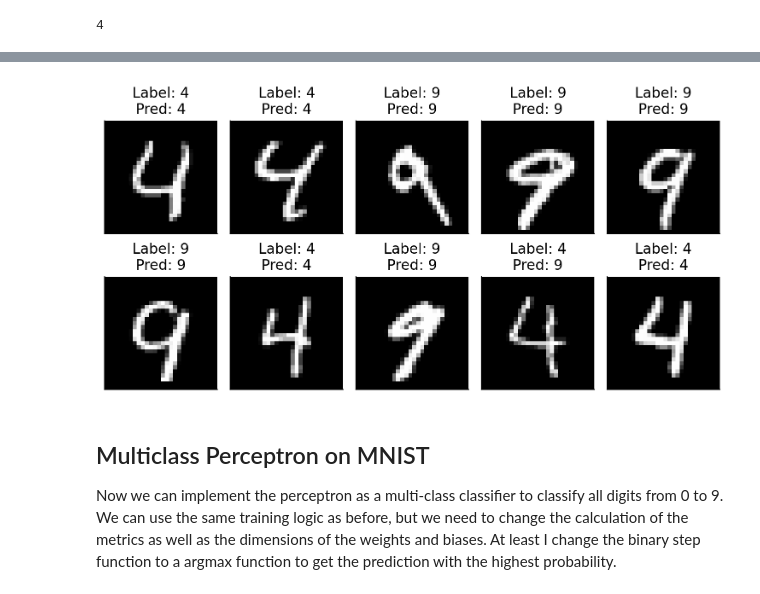
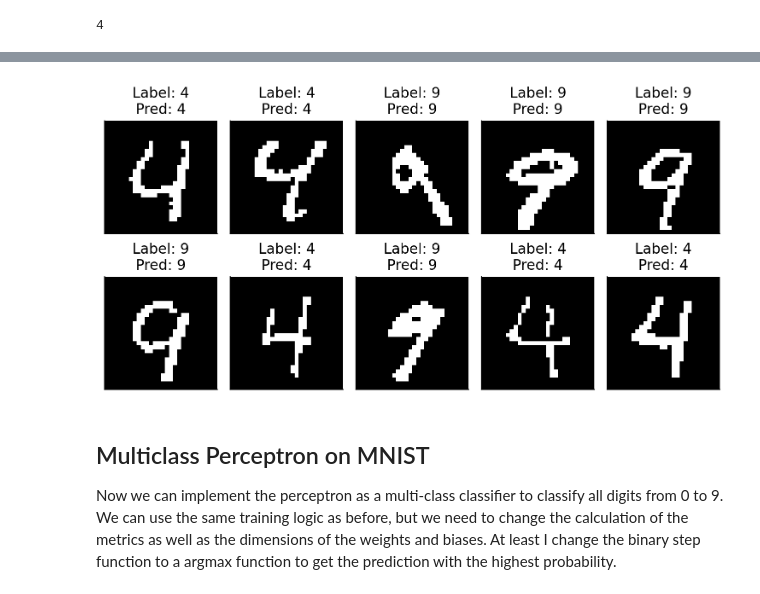
Before and after one commit to lukasGeisseler/Neural_Networks_in_Numpy, a Jupyter notebook: 02_Perceptron.ipynb, the cells around one changed output, grey strips where cells are left out. Drawn from its saved outputs; the diff is of its cells as text; code cells hidden in the pictures.

```diff
--- a/02_Perceptron.ipynb
+++ b/02_Perceptron.ipynb
@@ -67,7 +64,7 @@ binary_train_images = train_images[binary_index]
 def normalize(
     X: np.ndarray[np.ndarray[np.ndarray[np.float32]]], x_min: float, x_max: float
 ) -> np.ndarray[np.ndarray[np.ndarray[np.float32]]]:
-    """norm normalizes the values of the input arrays between x_min and x_max.
+    """normalize normalizes the values of the input arrays between x_min and x_max.
 
     Args:
         X (np.ndarray): image data as np.ndarrays
@@ -96,16 +95,17 @@ plt.rcParams["axes.spines.top"] = False
 # activation function is the step function
 
 
-def step_function(x: np.ndarray) -> np.ndarray:
+def step_function(x: np.ndarray, threshold: float = 0.0) -> np.ndarray:
     """step_function applies the step activation function to the input array.
 
     Args:
         x (np.ndarray): input array
+        threshold (float, optional): threshold value for the step function. Defaults to 0.0.
 
     Returns:
-        np.ndarray: transformed input array
+        np.ndarray: transformed input array, where values greater than the threshold are set to 1, and others to 0.
     """
-    return np.where(x > 0, 1, 0)
+    return np.where(x > threshold, 1, 0)
 
 
 # inspect the step activation function
@@ -221,3 +278,0 @@ print(weights.shape)
-# %%
-random_weight = np.diag(np.random.rand(w_len).round(decimals=0))
-random_weight
@@ -232,15 +281,12 @@ array([[1., 0., 0., ..., 0., 0., 0.],
 # %%
-# define the training loop
-
-
 def train(
-    X_train: np.ndarray,
+    X_train: np.ndarray[np.ndarray[np.ndarray[np.float32]]],
     y_train: np.ndarray,
-    epochs: int = 100,
+    epochs: int = 1,
     learning_rate: float = 0.1,
     bias_size: int = 1,
 ) -> np.ndarray:
-    """train trains the perceptron using the training data.
+    """trains the perceptron using the training data.
 
     Args:
         X_train (np.ndarray): training data
@@ -254,8 +300,16 @@ def train(
 
     # initialize weights
     w_len = X_train[0].flatten().shape[0]
-    weights = np.zeros(w_len + bias_size)
-    random_weight = np.diag(np.random.rand(w_len).round(decimals=0))
+    n_classes = np.unique(y_train).shape[0]
+
+    # if we have a binary classifier, we need only one set of weights
+    weights = (
+        np.zeros(w_len + bias_size)
+        if n_classes == 2
+        else np.zeros((n_classes, w_len + bias_size))
+    )
+    # random_weight = step_function(np.diag(np.random.rand(w_len)), 0) # omitted random connections
+
     # iterate over the epochs
     train_metrics = dict()
     for epoch in range(epochs):
@@ -264,7 +318,7 @@ def train(
         for image, label in zip(X_train, y_train):
             # transform the image to a binary vector
             transformed_image = normalize(image, 0, 1).round(decimals=0).flatten()
-            transformed_image = np.dot(transformed_image, random_weight)
+            # transformed_image = np.matmul(random_weight, transformed_image) # omitted random connections
             weights, loss = backward_pass(
                 transformed_image,
                 label=label,
@@ -287,6 +341,6 @@ def train(
 
 # train the perceptron
 weights, random_weight = train(
-    binary_train_images, binary_train_labels, epochs=10, learning_rate=0.1, bias_size=1
+    binary_train_images, binary_train_labels, epochs=9, learning_rate=0.001, bias_size=1
 )
 # %% [output]
@@ -359,14 +408,16 @@ plt.imshow(weights[:-1].reshape(28, 28), cmap="gray")
 # %%
 plot_examples(
-    binary_test_images[:10],
+    normalize(binary_test_images[:10], 0, 1).round(decimals=0),
     labels=binary_test_labels[:10],
     predictions=[
-        predict(normalize(image, 0, 1).round().flatten(), weights, bias_size=1)
+        predict(
+            normalize(image, 0, 1).round(decimals=0).flatten(), weights, bias_size=1
+        )
         for image in binary_test_images[:10]
     ],
 )
 # %% [output]
-[figure, old version]
+[figure, new version]
 # %% [markdown]
 ## Multiclass Perceptron on MNIST
 
```
Also changed, not shown: parts of 26 cells of this notebook, 9 other files.
